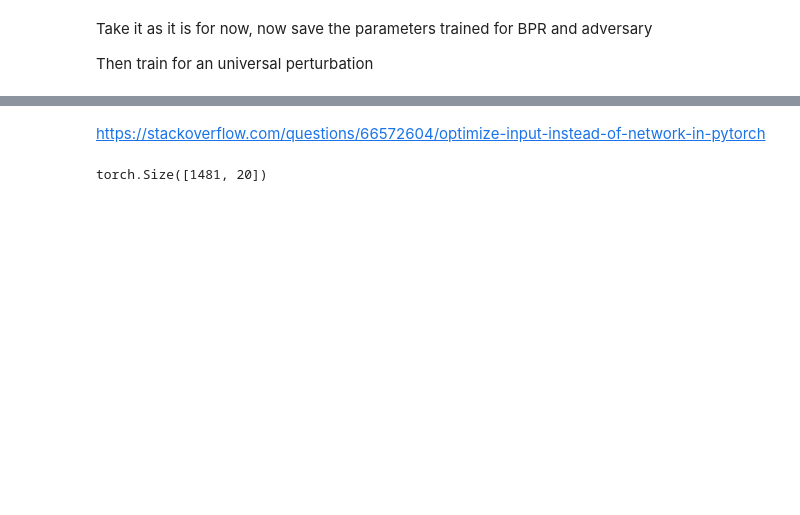
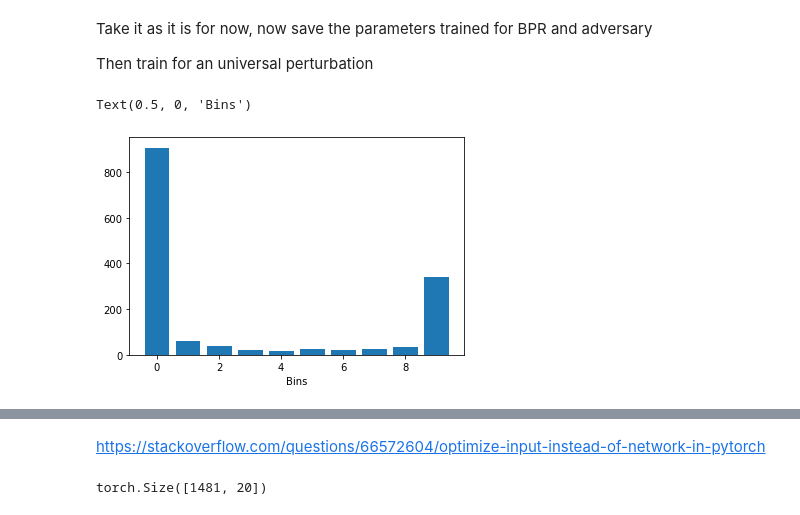
Before and after one commit to tienvu95/APR-PyTorch, a Jupyter notebook: fairness_reprogramming_torch.ipynb, the cells around one changed output, grey strips where cells are left out. Saved outputs shown, nothing was run; the diff lists cells and outputs as text; code cells hidden in the pictures; blank space fills up the shorter version.

```diff
--- a/fairness_reprogramming_torch.ipynb
+++ b/fairness_reprogramming_torch.ipynb
@@ -1116,3 +1168,16 @@ class fairness_reprogramming(nn.Module):
+# %%
+import matplotlib.pyplot as plt
+
+t = torch.sigmoid(adversary(torch.from_numpy(Rec.T)).squeeze())[:,5]
+hist = torch.histc(t, bins = 10, min = 0.0, max = 1.0)
+
+bins = 10
+x = range(bins)
+plt.bar(x, hist, align='center')
+plt.xlabel('Bins')
+# %% [output]
+Text(0.5, 0, 'Bins')
+[figure, added]
 # %%
 with open('preprocessed/ml1m-6-tune-data', 'rb') as f:
     dataset = pickle.load(f)
```
Also changed, not shown: parts of 15 cells of this notebook, 3 other files.
